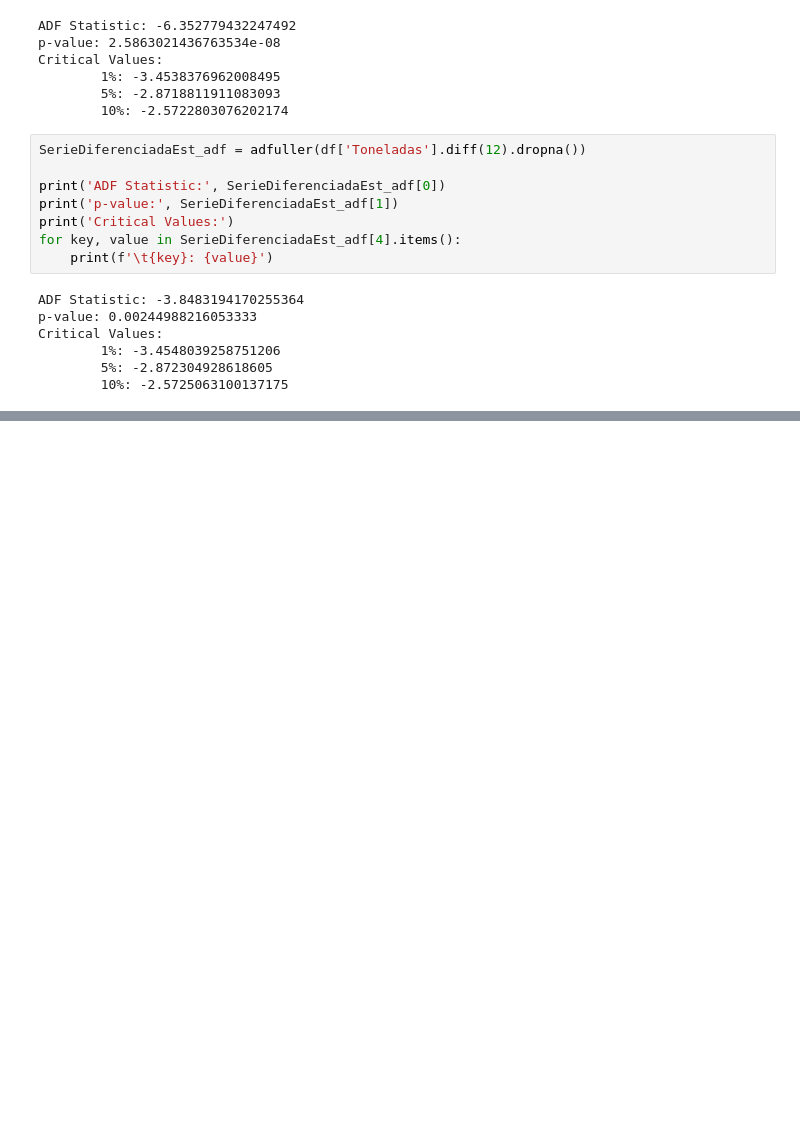
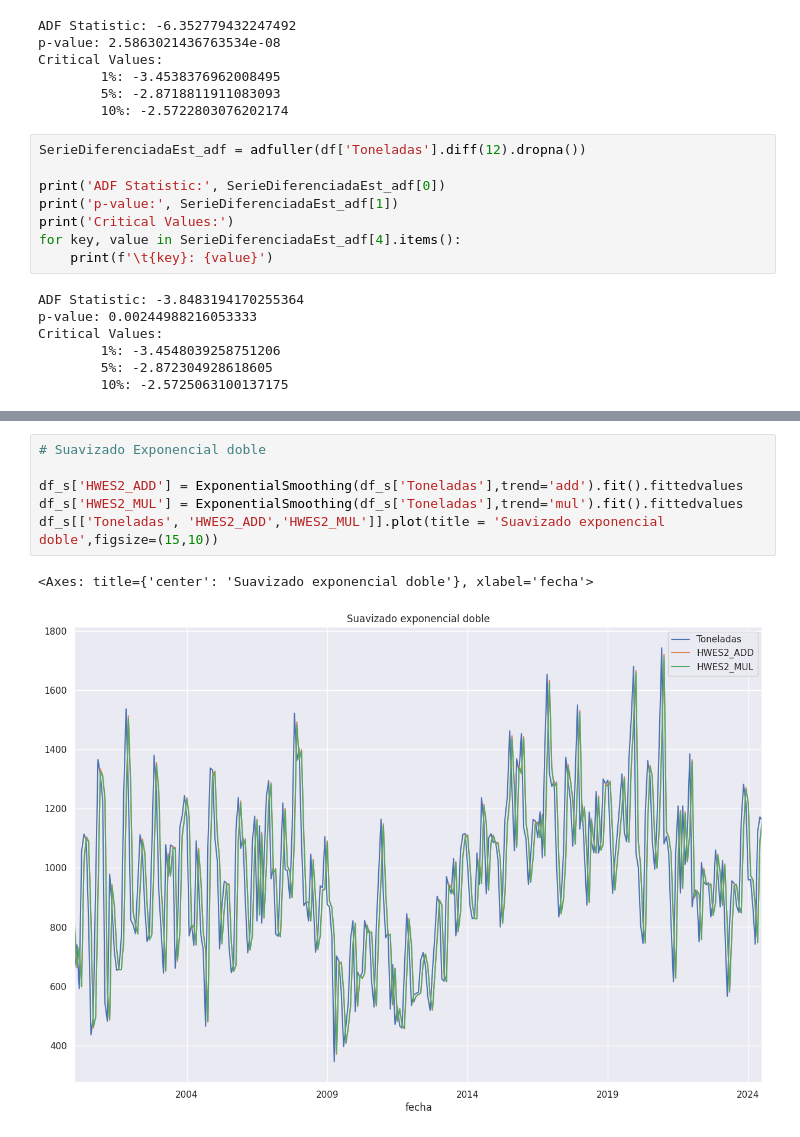
Before and after one commit to LordOnion88/MAD, a Jupyter notebook: Series de Tiempo/Predicciones produccion de cafe/Produccion de cafe.ipynb, the cells around one changed output, grey strips where cells are left out. Drawn from its saved outputs; the diff is of its cells as text; blank space fills up the shorter version.

```diff
--- a/Series de Tiempo/Predicciones produccion de cafe/Produccion de cafe.ipynb
+++ b/Series de Tiempo/Predicciones produccion de cafe/Produccion de cafe.ipynb
@@ -158,0 +171,9 @@ Critical Values:
+# %%
+# Suavizado Exponencial doble
+
+df_s['HWES2_ADD'] = ExponentialSmoothing(df_s['Toneladas'],trend='add').fit().fittedvalues
+df_s['HWES2_MUL'] = ExponentialSmoothing(df_s['Toneladas'],trend='mul').fit().fittedvalues
+df_s[['Toneladas', 'HWES2_ADD','HWES2_MUL']].plot(title = 'Suavizado exponencial doble',figsize=(15,10))
+# %% [output]
+<Axes: title={'center': 'Suavizado exponencial doble'}, xlabel='fecha'>
+[figure, added]
```
Also changed, not shown: parts of 7 cells of this notebook, 1 other file.
